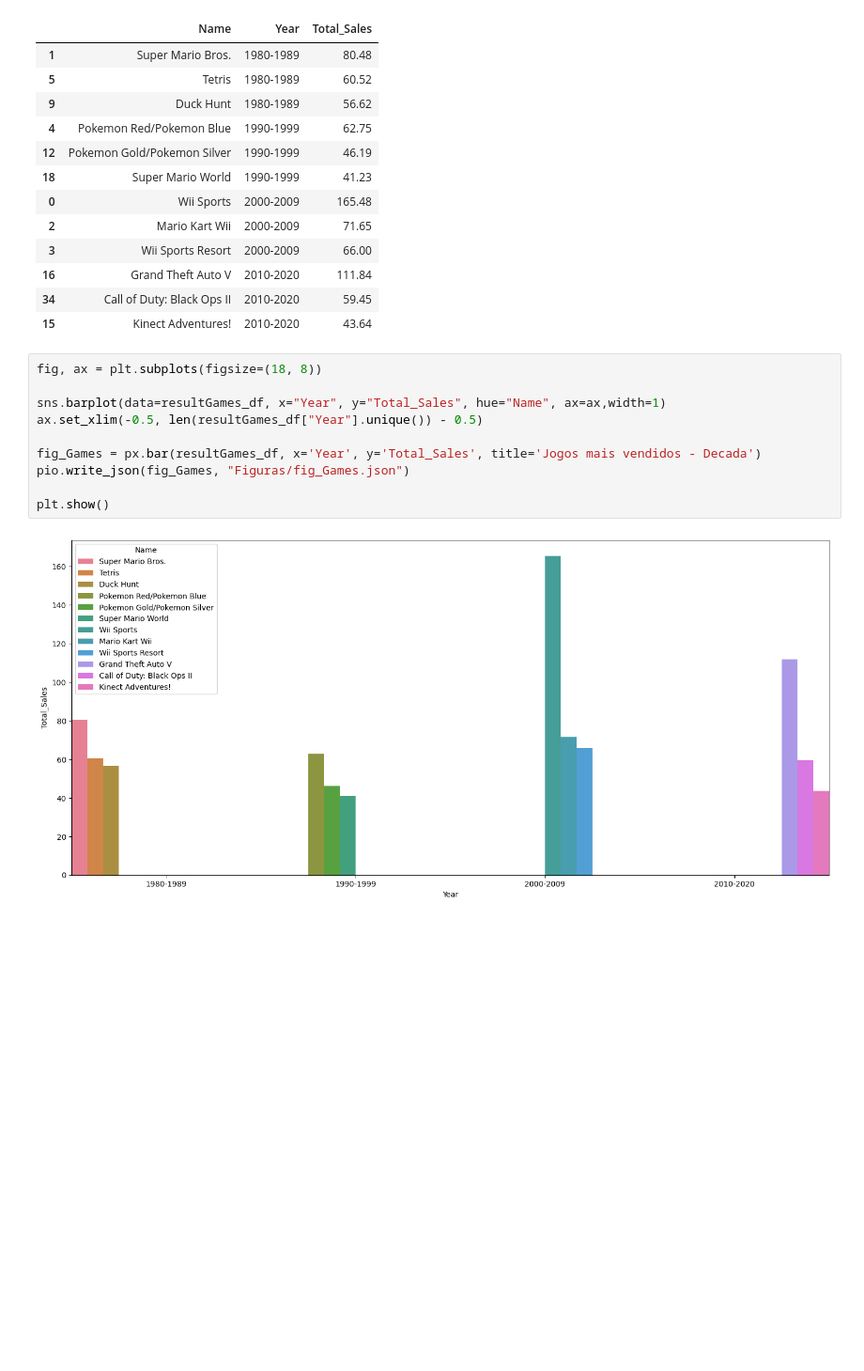
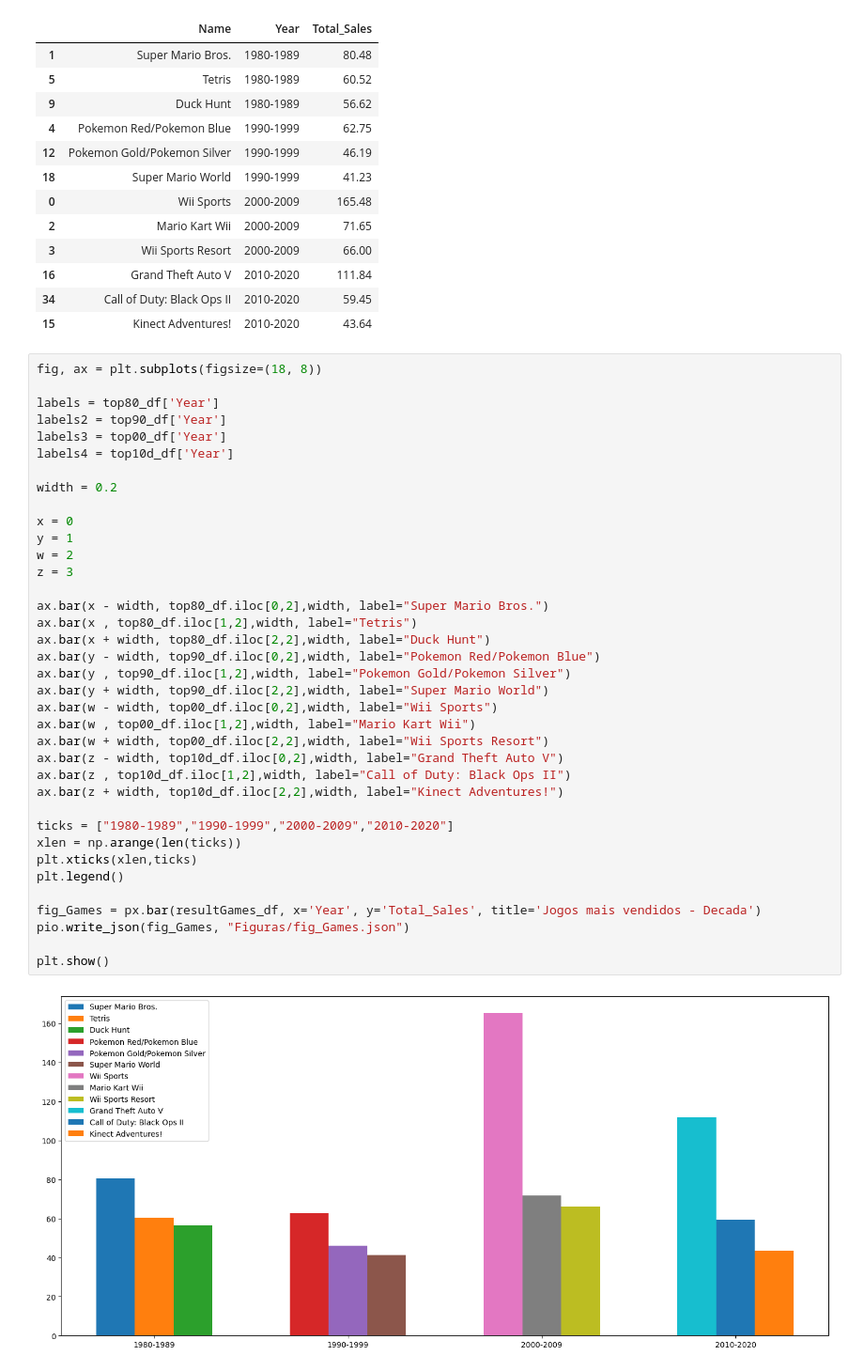
Before and after one commit to NonatoFalcao/Dashboard-Vendas, a Jupyter notebook: ProjetoDashborad.ipynb, the cells around one changed output. Shown at 94% size. Drawn from its saved outputs; the diff is of its cells as text; blank space fills up the shorter version.

```diff
--- a/ProjetoDashborad.ipynb
+++ b/ProjetoDashborad.ipynb
@@ -793,15 +794,42 @@ resultGames_df.head(20)
 | 16 | Grand Theft Auto V | 2010-2020 | 111.84 |
 | 34 | Call of Duty: Black Ops II | 2010-2020 | 59.45 |
 | 15 | Kinect Adventures! | 2010-2020 | 43.64 |
-# %%
-fig, ax = plt.subplots(figsize=(18, 8))
-
-sns.barplot(data=resultGames_df, x="Year", y="Total_Sales", hue="Name", ax=ax,width=1)
-ax.set_xlim(-0.5, len(resultGames_df["Year"].unique()) - 0.5)
-
-fig_Games = px.bar(resultGames_df, x='Year', y='Total_Sales', title='Jogos mais vendidos - Decada')
-pio.write_json(fig_Games, "Figuras/fig_Games.json")
-
-plt.show()
-# %% [output]
-[figure, removed]
+# %%
+fig, ax = plt.subplots(figsize=(18, 8))
+
+labels = top80_df['Year']
+labels2 = top90_df['Year']
+labels3 = top00_df['Year']
+labels4 = top10d_df['Year']
+
+width = 0.2
+
+x = 0
+y = 1
+w = 2
+z = 3
+
+ax.bar(x - width, top80_df.iloc[0,2],width, label="Super Mario Bros.")
+ax.bar(x , top80_df.iloc[1,2],width, label="Tetris")
+ax.bar(x + width, top80_df.iloc[2,2],width, label="Duck Hunt")
+ax.bar(y - width, top90_df.iloc[0,2],width, label="Pokemon Red/Pokemon Blue")
+ax.bar(y , top90_df.iloc[1,2],width, label="Pokemon Gold/Pokemon Silver")
+ax.bar(y + width, top90_df.iloc[2,2],width, label="Super Mario World")
+ax.bar(w - width, top00_df.iloc[0,2],width, label="Wii Sports")
+ax.bar(w , top00_df.iloc[1,2],width, label="Mario Kart Wii")
+ax.bar(w + width, top00_df.iloc[2,2],width, label="Wii Sports Resort")
+ax.bar(z - width, top10d_df.iloc[0,2],width, label="Grand Theft Auto V")
+ax.bar(z , top10d_df.iloc[1,2],width, label="Call of Duty: Black Ops II")
+ax.bar(z + width, top10d_df.iloc[2,2],width, label="Kinect Adventures!")
+
+ticks = ["1980-1989","1990-1999","2000-2009","2010-2020"]
+xlen = np.arange(len(ticks))
+plt.xticks(xlen,ticks)
+plt.legend()
+
+fig_Games = px.bar(resultGames_df, x='Year', y='Total_Sales', title='Jogos mais vendidos - Decada')
+pio.write_json(fig_Games, "Figuras/fig_Games.json")
+
+plt.show()
+# %% [output]
+[figure, added]
```
Also changed, not shown: parts of 1 cell of this notebook.
